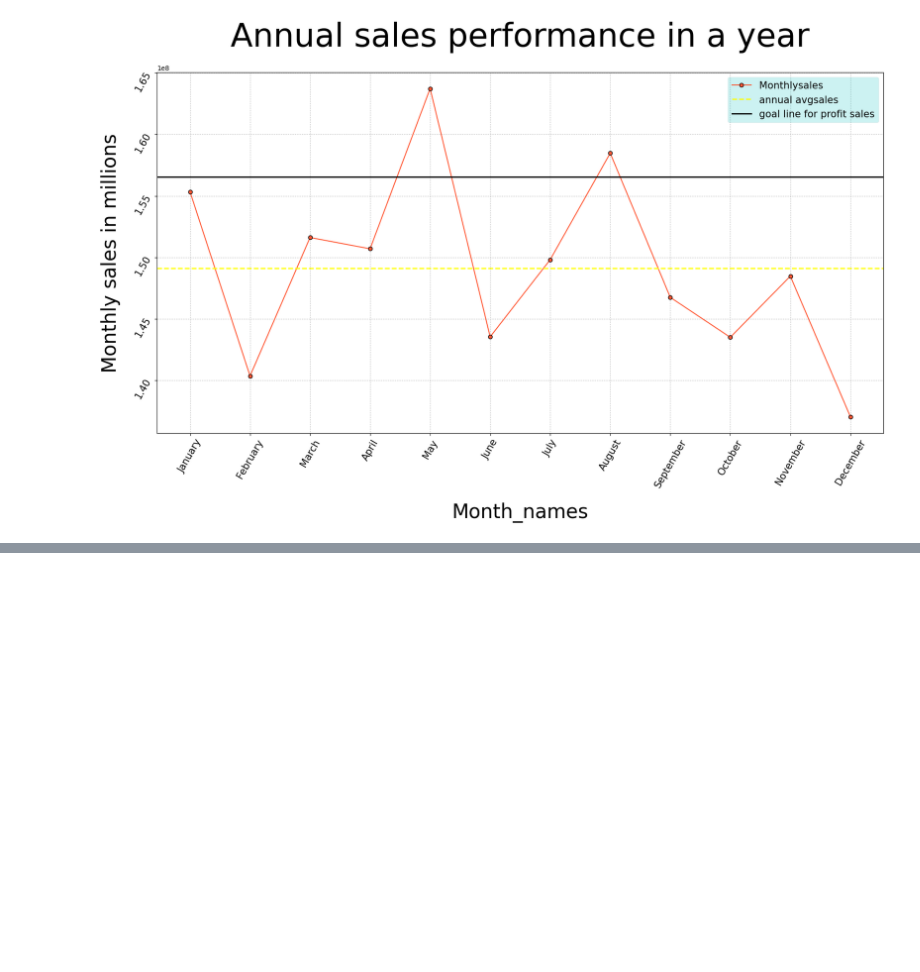
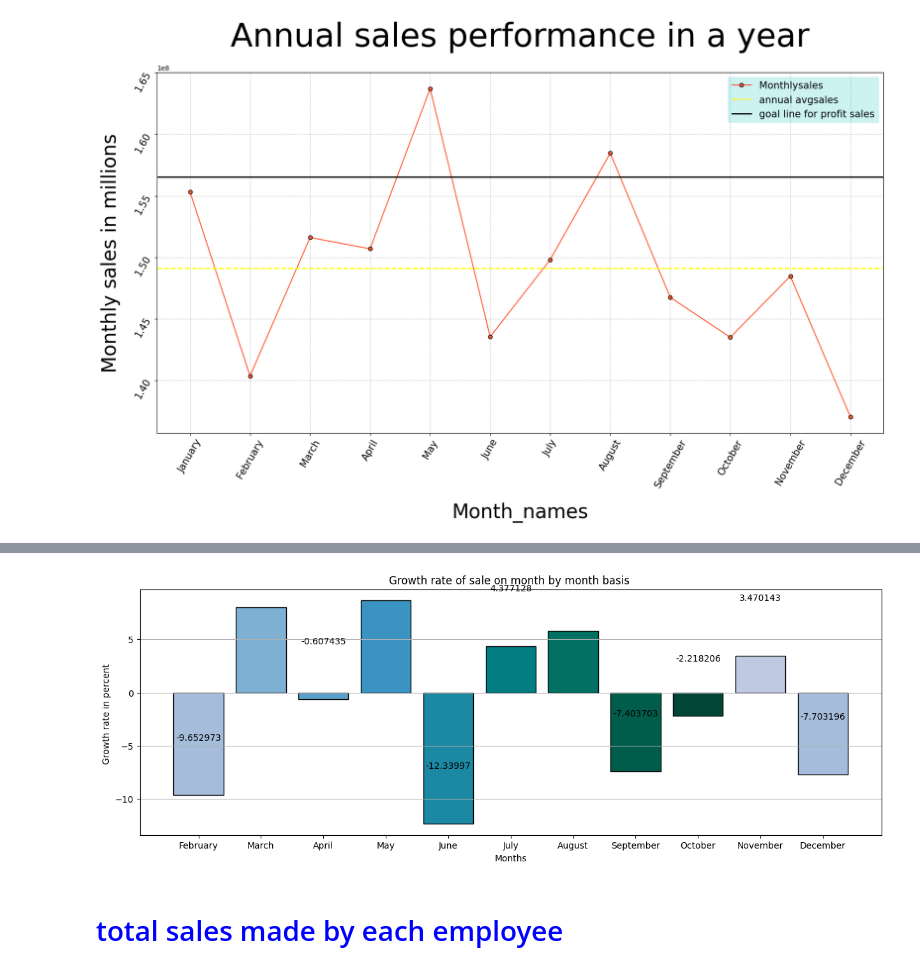
Before and after one commit to Anikaitmalik/Swift_market_data_analysis, a Jupyter notebook: swiftmarket.ipynb, the cells around one changed output, grey strips where cells are left out. Saved outputs shown, nothing was run; the diff lists cells and outputs as text; code cells hidden in the pictures; blank space fills up the shorter version.

```diff
--- a/swiftmarket.ipynb
+++ b/swiftmarket.ipynb
@@ -298,3 +298,16 @@ plt.legend(bbox_to_anchor=(1,1),fontsize=15,facecolor='c',framealpha=0.2,fancybo
 plt.grid(axis='both',ls='dotted',lw=1)
 # %% [output]
 [figure]
+# %%
+query = """
+select t.monthlyname , t.monthlysales ,
+lag(t.monthlysales) over() as previousmonthslagg,
+((t.monthlysales) - (lag(t.monthlysales) over())) / (lag(t.monthlysales) over()) * 100 as growth_rate
+from
+(select month(saledate) , monthname(saledate) as monthlyname,
+sum(totalprice) as monthlysales
+from salesdata
+group by month(saledate) , monthname(saledate)
+order by month(saledate)) as t;"""
+
+df = read_query(query)
@@ -300,0 +337,17 @@ plt.grid(axis='both',ls='dotted',lw=1)
+# %%
+monthname = df["monthlyname"].values
+monthsales = df["monthlysales"].astype(float).values
+growthrate = df["growth_rate"].astype(float).values
+# %%
+plt.figure(figsize =(15,5))
+plt.title("Growth rate of sale on month by month basis ")
+plt.xlabel("Months")
+plt.ylabel("Growth rate in percent ")
+plt.bar( x = monthname , height = growthrate , color = cmap , edgecolor = "black")
+for i in range(len(monthname)):
+    plt.annotate(text =  growthrate[i] , xy = (i,growthrate[i]+5) , horizontalalignment = "center" , verticalalignment = "bottom")
+plt.grid(axis = "y")
+# %% [output]
+[figure, added]
+# %% [markdown]
+<h1 style="color : blue"> total sales made by each employee
```
Also changed, not shown: parts of 30 cells of this notebook.
